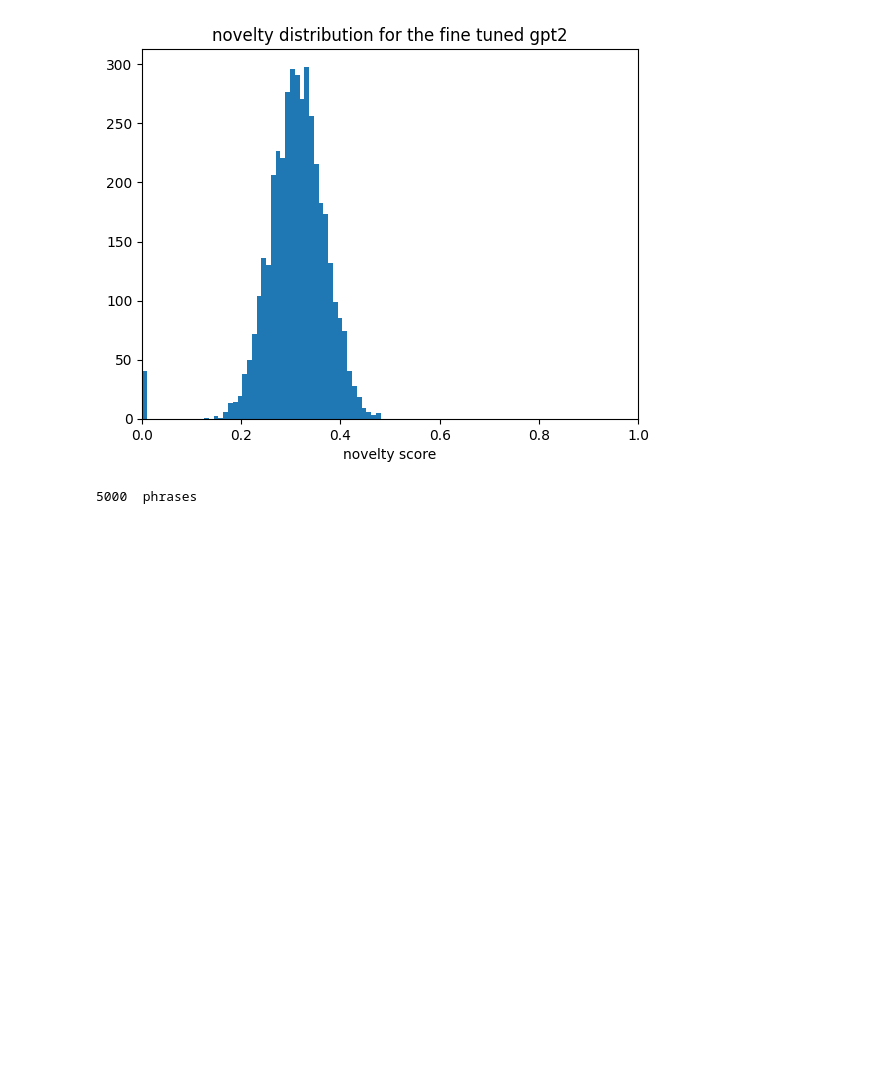
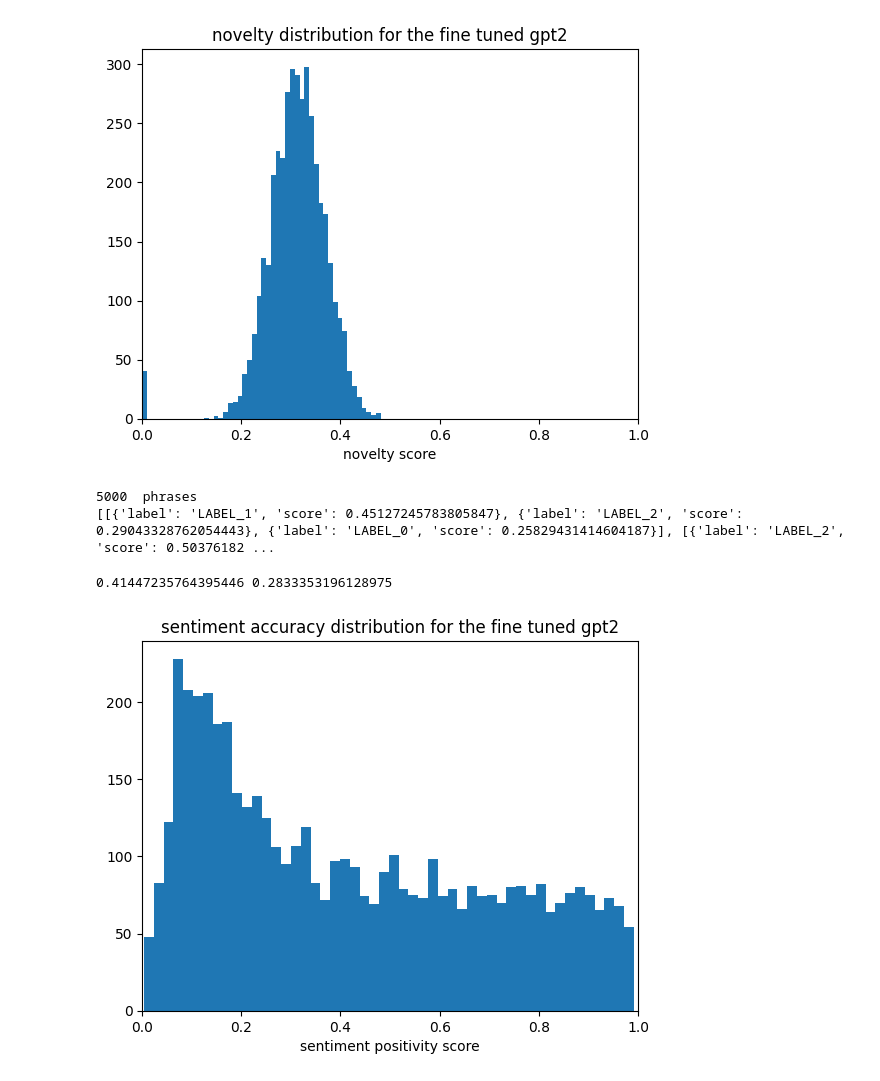
Before and after one commit to zczlsde/SentiBot, a Jupyter notebook: Baseline/run.ipynb, the cells around one changed output. Cells and saved outputs as stored; diff of their text form; code cells hidden in the pictures; blank space fills up the shorter version.

```diff
--- a/Baseline/run.ipynb
+++ b/Baseline/run.ipynb
@@ -139,8 +139,21 @@ plt.show()
 0.31110519542598564 0.06046361136202341
 [figure]
 # %%
-sentiment_accuracy = t.accuracy()
+sentiment_accuracy = t.accuracy_smooth()
 np.savetxt('./pre_computed/baseline_sentiment_scores.txt', sentiment_accuracy, delimiter=',')
 # %% [output]
 5000  phrases
+[[{'label': 'LABEL_1', 'score': 0.45127245783805847}, {'label': 'LABEL_2', 'score': 0.29043328762054443}, {'label': 'LABEL_0', 'score': 0.25829431414604187}], [{'label': 'LABEL_2', 'score': 0.50376182 ...
+# %%
+sentiment_accuracy = np.loadtxt('./pre_computed/baseline_sentiment_scores.txt', delimiter=',')
+print(np.mean(sentiment_accuracy), np.std(sentiment_accuracy))
+plt.figure()
+plt.hist(sentiment_accuracy, bins=50)
+plt.title("sentiment accuracy distribution for the fine tuned gpt2")
+plt.xlim(0, 1)
+plt.xlabel("sentiment positivity score")
+plt.show()
+# %% [output]
+0.41447235764395446 0.2833353196128975
+[figure, added]
 # %%
```
Also changed, not shown: parts of 3 cells of this notebook, 3 other files.
